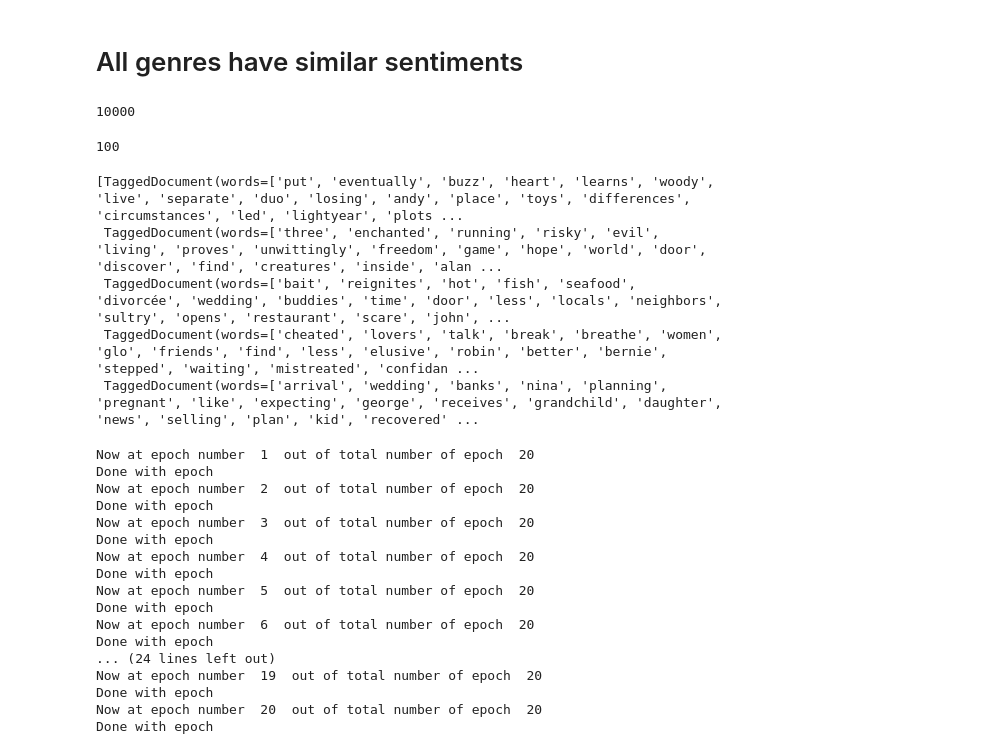
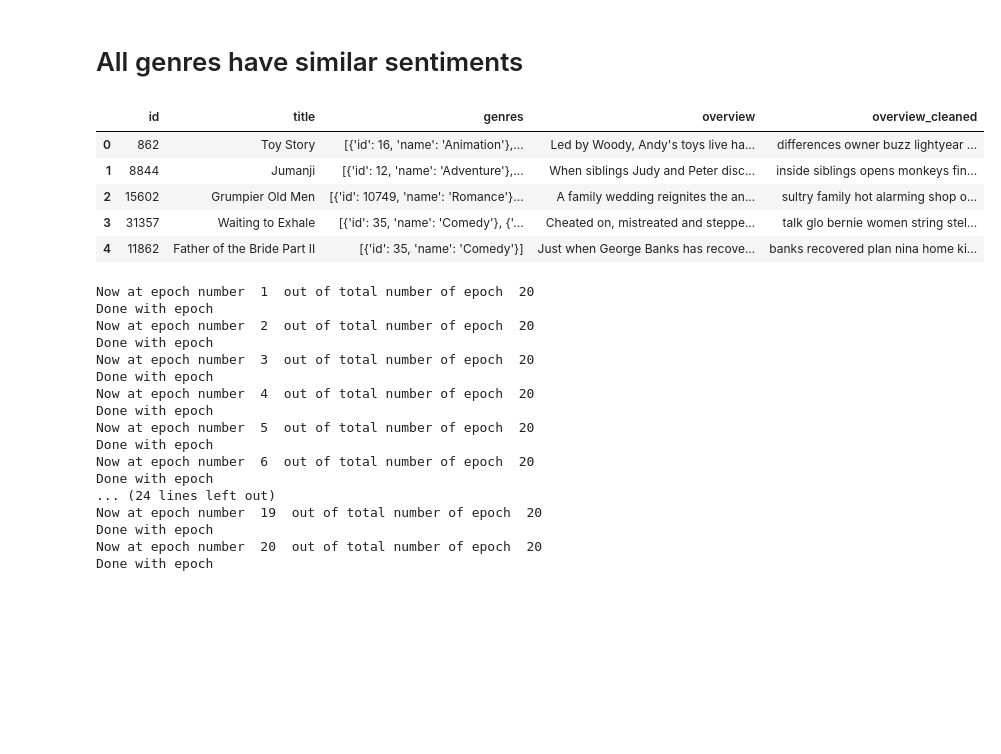
Before and after one commit to ybshankar010/machinelearning, a Jupyter notebook: imdb.ipynb, the cells around one changed output. Drawn from its saved outputs; the diff is of its cells as text; code cells hidden in the pictures; blank space fills up the shorter version.

```diff
--- a/imdb.ipynb
+++ b/imdb.ipynb
@@ -302,28 +312,23 @@ simple_models = [
     # PV-DM w/ average
     Doc2Vec(dm=1, dm_mean=1, size=100, window=10, negative=5, hs=0, min_count=2, workers=cores),
 ]
+# %%
+movies_df_clean.head()
+# %% [output]
+|  | id | title | genres | overview | overview_cleaned |
+| 0 | 862 | Toy Story | [{'id': 16, 'name': 'Animation'},... | Led by Woody, Andy's toys live ha... | differences owner buzz lightyear ... |
+| 1 | 8844 | Jumanji | [{'id': 12, 'name': 'Adventure'},... | When siblings Judy and Peter disc... | inside siblings opens monkeys fin... |
+| 2 | 15602 | Grumpier Old Men | [{'id': 10749, 'name': 'Romance'}... | A family wedding reignites the an... | sultry family hot alarming shop o... |
+| 3 | 31357 | Waiting to Exhale | [{'id': 35, 'name': 'Comedy'}, {'... | Cheated on, mistreated and steppe... | talk glo bernie women string stel... |
+| 4 | 11862 | Father of the Bride Part II | [{'id': 35, 'name': 'Comedy'}] | Just when George Banks has recove... | banks recovered plan nina home ki... |
 # %%
-movies_data = LabeledIMDBData(movies_df_clean.head())  ## Small dataset
+movies_data = LabeledIMDBData(movies_df_clean)  ## Small dataset
 # movies_data = LabeledIMDBData(movies_df_clean)
-model = simple_models[1]
+model = Doc2Vec(dm=0, size=100, negative=5, hs=0, min_count=1, workers=cores)
 # model.delete_temporary_training_data()
 # model.build_vocab_from_freq(movies_data.getVocabFreq())
-model.build_vocab(movies_data)
-model.batch_words
+model.build_vocab(movies_data.to_array())
+# model.raw_vocab
-# %% [output]
-10000
-# %%
-model.
-# %% [output]
-100
-# %%
-movies_data.to_array()
-# %% [output]
-[TaggedDocument(words=['put', 'eventually', 'buzz', 'heart', 'learns', 'woody', 'live', 'separate', 'duo', 'losing', 'andy', 'place', 'toys', 'differences', 'circumstances', 'led', 'lightyear', 'plots ...
- TaggedDocument(words=['three', 'enchanted', 'running', 'risky', 'evil', 'living', 'proves', 'unwittingly', 'freedom', 'game', 'hope', 'world', 'door', 'discover', 'find', 'creatures', 'inside', 'alan ...
- TaggedDocument(words=['bait', 'reignites', 'hot', 'fish', 'seafood', 'divorcée', 'wedding', 'buddies', 'time', 'door', 'less', 'locals', 'neighbors', 'sultry', 'opens', 'restaurant', 'scare', 'john', ...
- TaggedDocument(words=['cheated', 'lovers', 'talk', 'break', 'breathe', 'women', 'glo', 'friends', 'find', 'less', 'elusive', 'robin', 'better', 'bernie', 'stepped', 'waiting', 'mistreated', 'confidan ...
- TaggedDocument(words=['arrival', 'wedding', 'banks', 'nina', 'planning', 'pregnant', 'like', 'expecting', 'george', 'receives', 'grandchild', 'daughter', 'news', 'selling', 'plan', 'kid', 'recovered' ...
 # %%
 alpha, min_alpha, passes = (0.025, 0.001, 20)
 alpha_delta = (alpha - min_alpha) / passes
```
Also changed, not shown: parts of 20 cells of this notebook.
